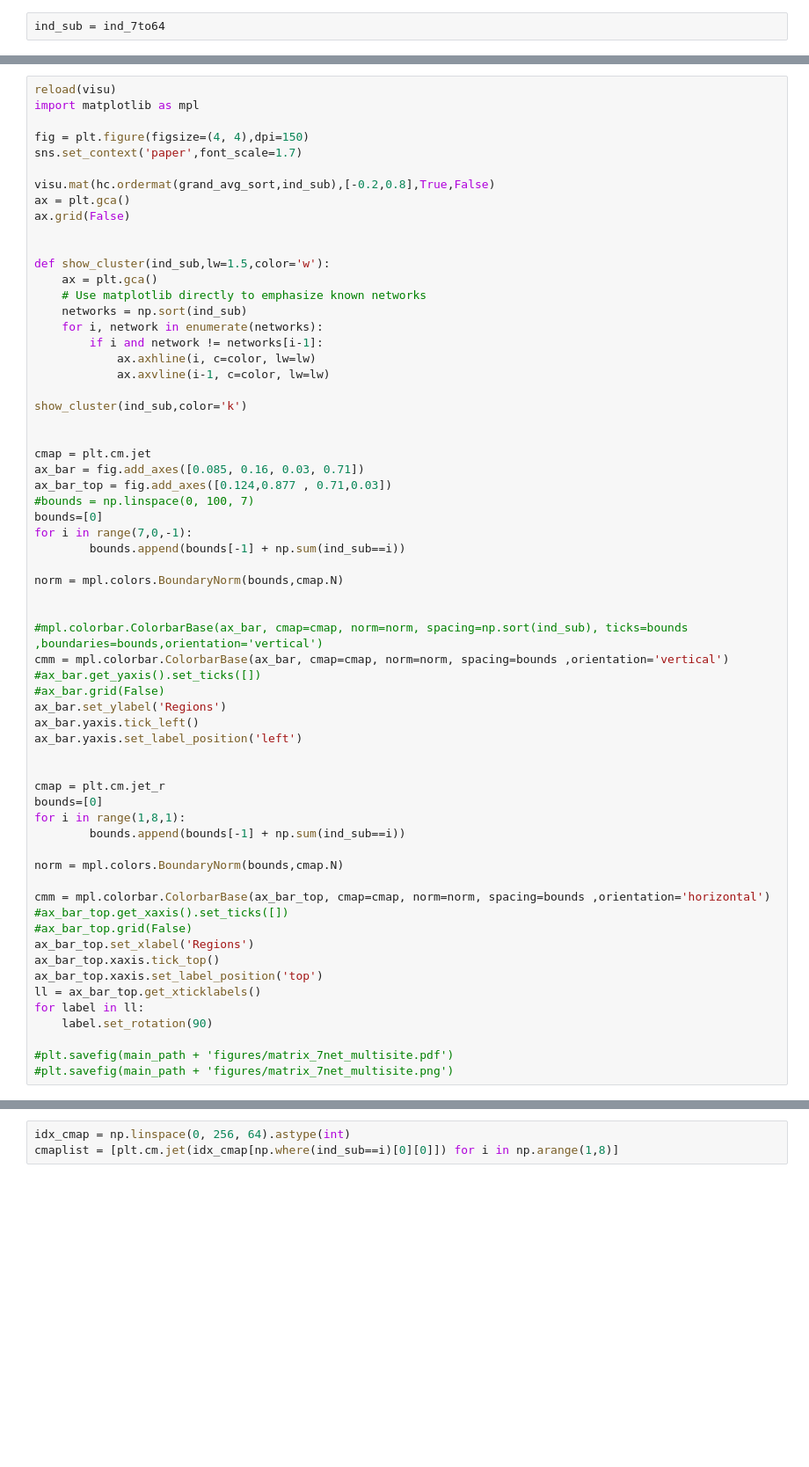
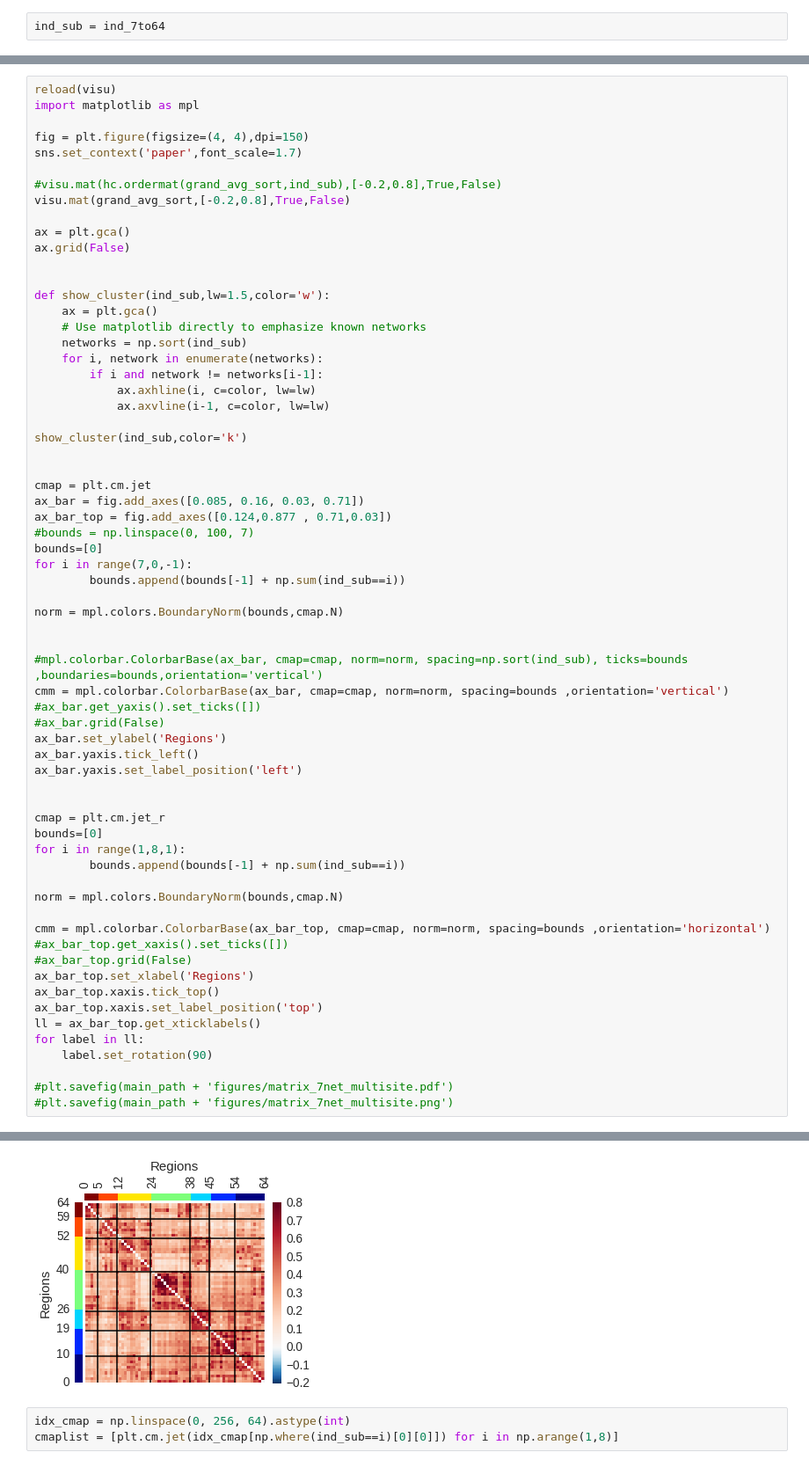
Before and after one commit to SIMEXP/schizo_multisite, a Jupyter notebook: figures/connectomes.ipynb, the cells around one changed output, grey strips where cells are left out. Shown at 88% size. Drawn from its saved outputs; the diff is of its cells as text; blank space fills up the shorter version.

```diff
--- a/figures/connectomes.ipynb
+++ b/figures/connectomes.ipynb
@@ -185,7 +162,9 @@ import matplotlib as mpl
 fig = plt.figure(figsize=(4, 4),dpi=150)
 sns.set_context('paper',font_scale=1.7)
 
-visu.mat(hc.ordermat(grand_avg_sort,ind_sub),[-0.2,0.8],True,False)
+#visu.mat(hc.ordermat(grand_avg_sort,ind_sub),[-0.2,0.8],True,False)
+visu.mat(grand_avg_sort,[-0.2,0.8],True,False)
+
 ax = plt.gca()
 ax.grid(False)
 
@@ -249,3 +224,4 @@ ValueError: posx and posy should be finite values
+[figure, added]
 # %%
 idx_cmap = np.linspace(0, 256, 64).astype(int)
 cmaplist = [plt.cm.jet(idx_cmap[np.where(ind_sub==i)[0][0]]) for i in np.arange(1,8)]
```
Also changed, not shown: parts of 9 cells of this notebook, 4 other files.
